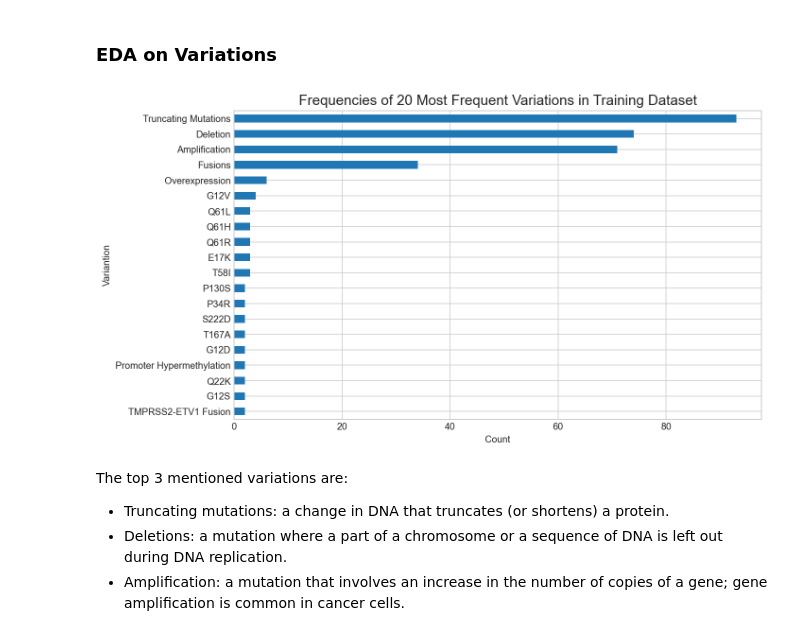
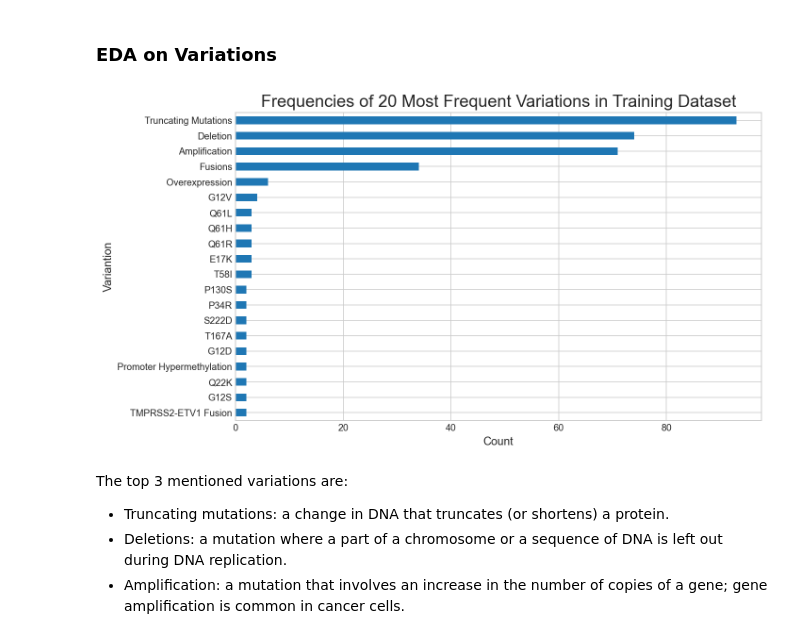
Before and after one commit to yuchye/Capstone, a Jupyter notebook: code/01_Data_Cleaning_and_EDA.ipynb, the cells around one changed output. Cells and saved outputs as stored; diff of their text form; code cells hidden in the pictures.

```diff
--- a/code/01_Data_Cleaning_and_EDA.ipynb
+++ b/code/01_Data_Cleaning_and_EDA.ipynb
@@ -364,13 +365,13 @@ The top 3 mentioned genes are:
 ### EDA on Variations
 # %%
 fig = plt.figure(figsize=(10,6))
-plt.title('Frequencies of 20 Most Frequent Variations in Training Dataset', fontsize=15);
-plt.xlabel("Count")
-plt.ylabel("Variantion")
+plt.title('Frequencies of 20 Most Frequent Variations in Training Dataset', fontsize=18);
+plt.xlabel("Count", fontsize=12)
+plt.ylabel("Variantion", fontsize=12)
 train['variation'].value_counts()[:20].sort_values(ascending=True).plot(kind='barh');
 plt.show(fig)
 # %% [output]
-[figure, old version]
+[figure, new version]
 # %% [markdown]
 The top 3 mentioned variations are:
 - Truncating mutations: a change in DNA that truncates (or shortens) a protein.
```
Also changed, not shown: parts of 5 cells of this notebook, 2 other files.
